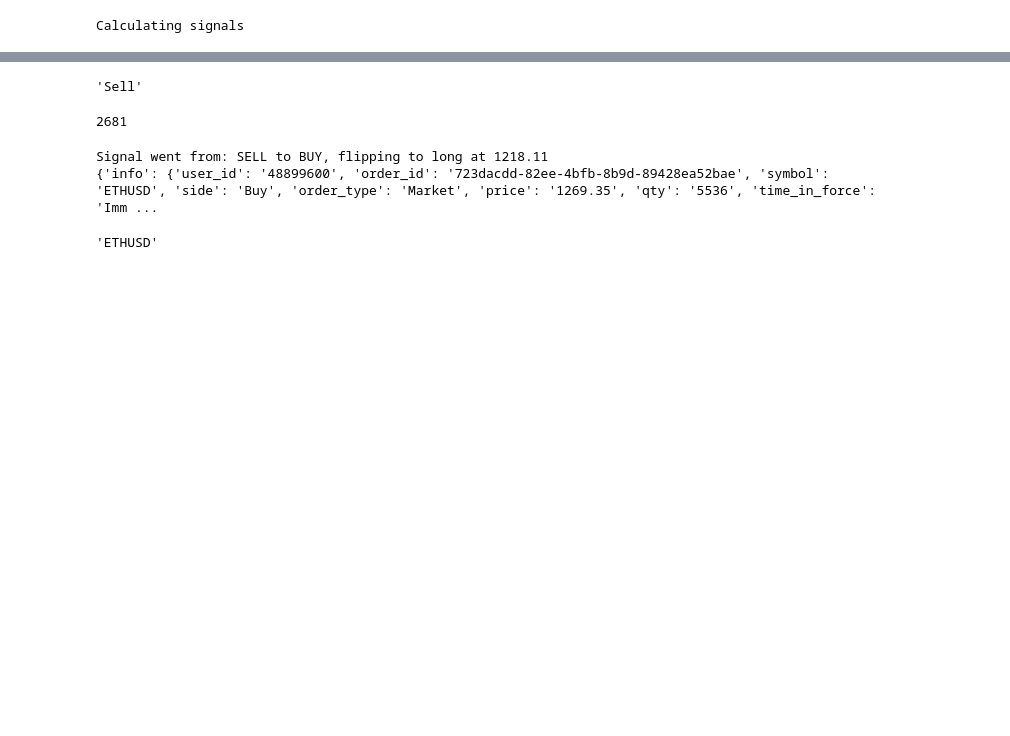
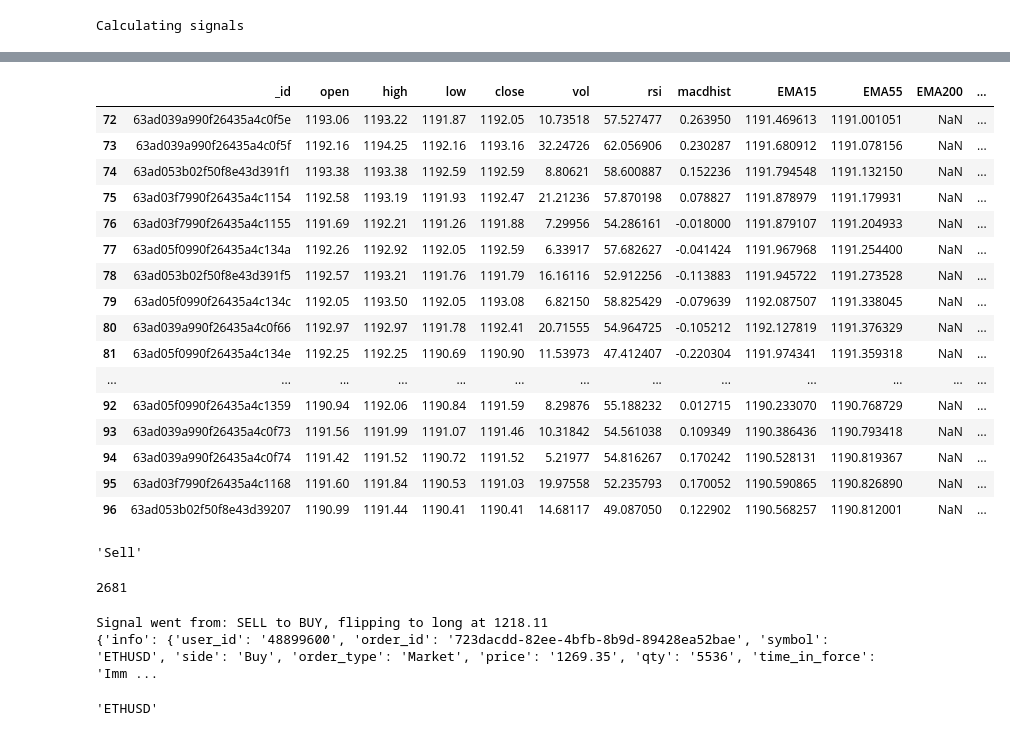
Before and after one commit to carlislejd/trading_bot, a Jupyter notebook: research.ipynb, the cells around one changed output, grey strips where cells are left out. Drawn from its saved outputs; the diff is of its cells as text; code cells hidden in the pictures; blank space fills up the shorter version.

```diff
--- a/research.ipynb
+++ b/research.ipynb
@@ -295,3 +205,23 @@ df.tail(40)
+# %%
+df.tail(25)
+# %% [output]
+|  | _id | open | high | low | close | vol | rsi | macdhist | EMA15 | EMA55 | EMA200 | ... |
+| 72 | 63ad039a990f26435a4c0f5e | 1193.06 | 1193.22 | 1191.87 | 1192.05 | 10.73518 | 57.527477 | 0.263950 | 1191.469613 | 1191.001051 | NaN | ... |
+| 73 | 63ad039a990f26435a4c0f5f | 1192.16 | 1194.25 | 1192.16 | 1193.16 | 32.24726 | 62.056906 | 0.230287 | 1191.680912 | 1191.078156 | NaN | ... |
+| 74 | 63ad053b02f50f8e43d391f1 | 1193.38 | 1193.38 | 1192.59 | 1192.59 | 8.80621 | 58.600887 | 0.152236 | 1191.794548 | 1191.132150 | NaN | ... |
+| 75 | 63ad03f7990f26435a4c1154 | 1192.58 | 1193.19 | 1191.93 | 1192.47 | 21.21236 | 57.870198 | 0.078827 | 1191.878979 | 1191.179931 | NaN | ... |
+| 76 | 63ad03f7990f26435a4c1155 | 1191.69 | 1192.21 | 1191.26 | 1191.88 | 7.29956 | 54.286161 | -0.018000 | 1191.879107 | 1191.204933 | NaN | ... |
+| 77 | 63ad05f0990f26435a4c134a | 1192.26 | 1192.92 | 1192.05 | 1192.59 | 6.33917 | 57.682627 | -0.041424 | 1191.967968 | 1191.254400 | NaN | ... |
+| 78 | 63ad053b02f50f8e43d391f5 | 1192.57 | 1193.21 | 1191.76 | 1191.79 | 16.16116 | 52.912256 | -0.113883 | 1191.945722 | 1191.273528 | NaN | ... |
+| 79 | 63ad05f0990f26435a4c134c | 1192.05 | 1193.50 | 1192.05 | 1193.08 | 6.82150 | 58.825429 | -0.079639 | 1192.087507 | 1191.338045 | NaN | ... |
+| 80 | 63ad039a990f26435a4c0f66 | 1192.97 | 1192.97 | 1191.78 | 1192.41 | 20.71555 | 54.964725 | -0.105212 | 1192.127819 | 1191.376329 | NaN | ... |
+| 81 | 63ad05f0990f26435a4c134e | 1192.25 | 1192.25 | 1190.69 | 1190.90 | 11.53973 | 47.412407 | -0.220304 | 1191.974341 | 1191.359318 | NaN | ... |
+| ... | ... | ... | ... | ... | ... | ... | ... | ... | ... | ... | ... | ... |
+| 92 | 63ad05f0990f26435a4c1359 | 1190.94 | 1192.06 | 1190.84 | 1191.59 | 8.29876 | 55.188232 | 0.012715 | 1190.233070 | 1190.768729 | NaN | ... |
+| 93 | 63ad039a990f26435a4c0f73 | 1191.56 | 1191.99 | 1191.07 | 1191.46 | 10.31842 | 54.561038 | 0.109349 | 1190.386436 | 1190.793418 | NaN | ... |
+| 94 | 63ad039a990f26435a4c0f74 | 1191.42 | 1191.52 | 1190.72 | 1191.52 | 5.21977 | 54.816267 | 0.170242 | 1190.528131 | 1190.819367 | NaN | ... |
+| 95 | 63ad03f7990f26435a4c1168 | 1191.60 | 1191.84 | 1190.53 | 1191.03 | 19.97558 | 52.235793 | 0.170052 | 1190.590865 | 1190.826890 | NaN | ... |
+| 96 | 63ad053b02f50f8e43d39207 | 1190.99 | 1191.44 | 1190.41 | 1190.41 | 14.68117 | 49.087050 | 0.122902 | 1190.568257 | 1190.812001 | NaN | ... |
 # %%
 orders = client.fetch_closed_orders(symbol)
 # %%
```
Also changed, not shown: parts of 12 cells of this notebook, 3 other files.
